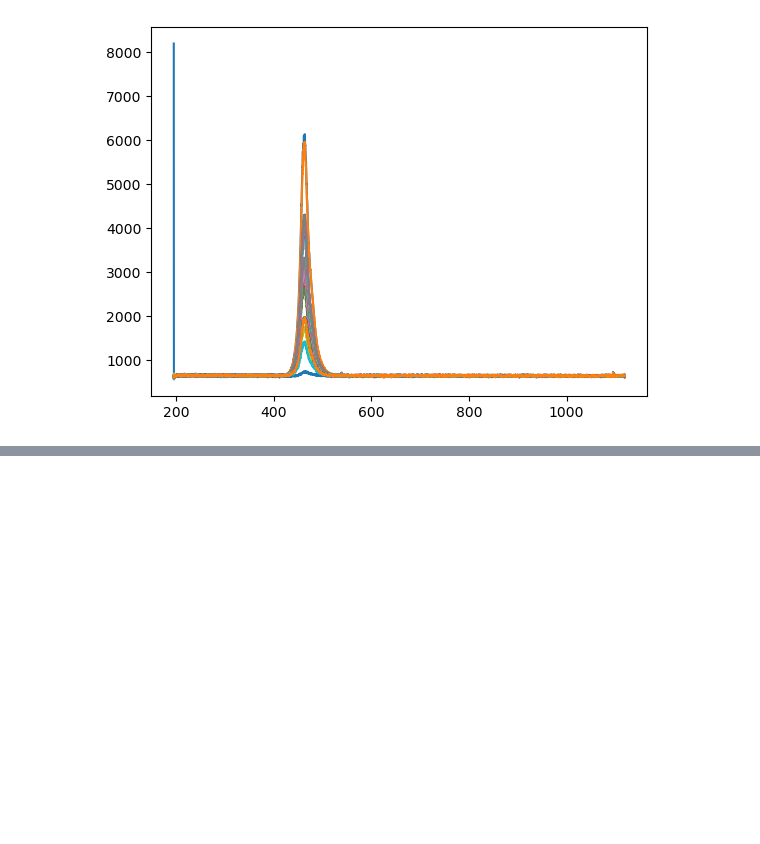
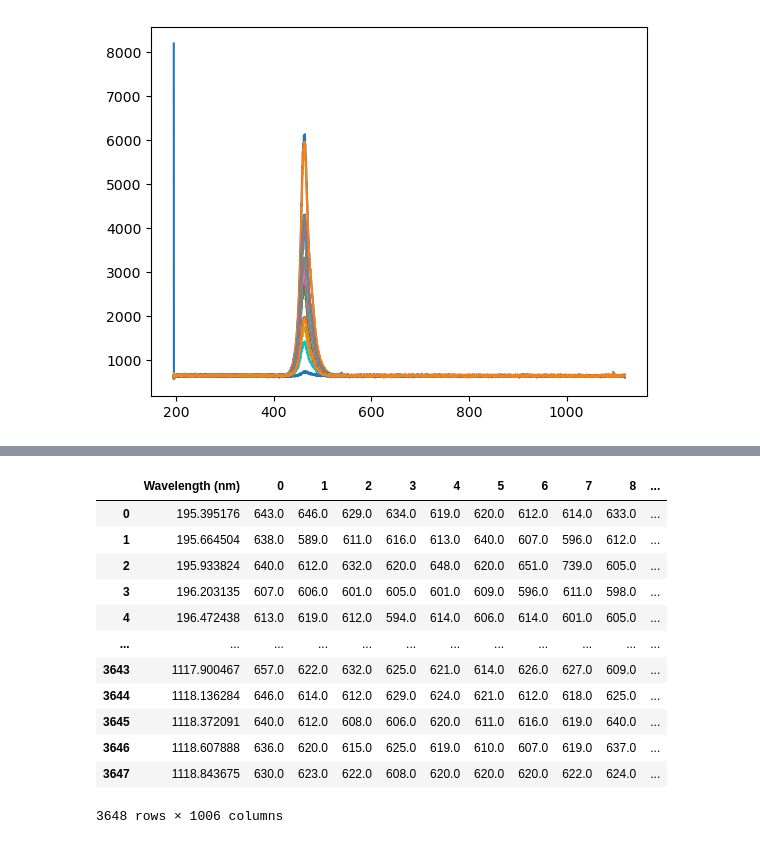
Before and after one commit to NanophotonIICOs/iico-spectra, a Jupyter notebook: notebooks/hr4000.ipynb, the cells around one changed output, grey strips where cells are left out. Cells and saved outputs as stored; diff of their text form; code cells hidden in the pictures; blank space fills up the shorter version.

```diff
--- a/notebooks/hr4000.ipynb
+++ b/notebooks/hr4000.ipynb
@@ -42,0 +46,16 @@ Length: 1006, dtype: float64
+# %%
+df
+# %% [output]
+|  | Wavelength (nm) | 0 | 1 | 2 | 3 | 4 | 5 | 6 | 7 | 8 | ... |
+| 0 | 195.395176 | 643.0 | 646.0 | 629.0 | 634.0 | 619.0 | 620.0 | 612.0 | 614.0 | 633.0 | ... |
+| 1 | 195.664504 | 638.0 | 589.0 | 611.0 | 616.0 | 613.0 | 640.0 | 607.0 | 596.0 | 612.0 | ... |
+| 2 | 195.933824 | 640.0 | 612.0 | 632.0 | 620.0 | 648.0 | 620.0 | 651.0 | 739.0 | 605.0 | ... |
+| 3 | 196.203135 | 607.0 | 606.0 | 601.0 | 605.0 | 601.0 | 609.0 | 596.0 | 611.0 | 598.0 | ... |
+| 4 | 196.472438 | 613.0 | 619.0 | 612.0 | 594.0 | 614.0 | 606.0 | 614.0 | 601.0 | 605.0 | ... |
+| ... | ... | ... | ... | ... | ... | ... | ... | ... | ... | ... | ... |
+| 3643 | 1117.900467 | 657.0 | 622.0 | 632.0 | 625.0 | 621.0 | 614.0 | 626.0 | 627.0 | 609.0 | ... |
+| 3644 | 1118.136284 | 646.0 | 614.0 | 612.0 | 629.0 | 624.0 | 621.0 | 612.0 | 618.0 | 625.0 | ... |
+| 3645 | 1118.372091 | 640.0 | 612.0 | 608.0 | 606.0 | 620.0 | 611.0 | 616.0 | 619.0 | 640.0 | ... |
+| 3646 | 1118.607888 | 636.0 | 620.0 | 615.0 | 625.0 | 619.0 | 610.0 | 607.0 | 619.0 | 637.0 | ... |
+| 3647 | 1118.843675 | 630.0 | 623.0 | 622.0 | 608.0 | 620.0 | 620.0 | 620.0 | 622.0 | 624.0 | ... |
+3648 rows × 1006 columns
```
Also changed, not shown: parts of 3 cells of this notebook, 1 other file.
